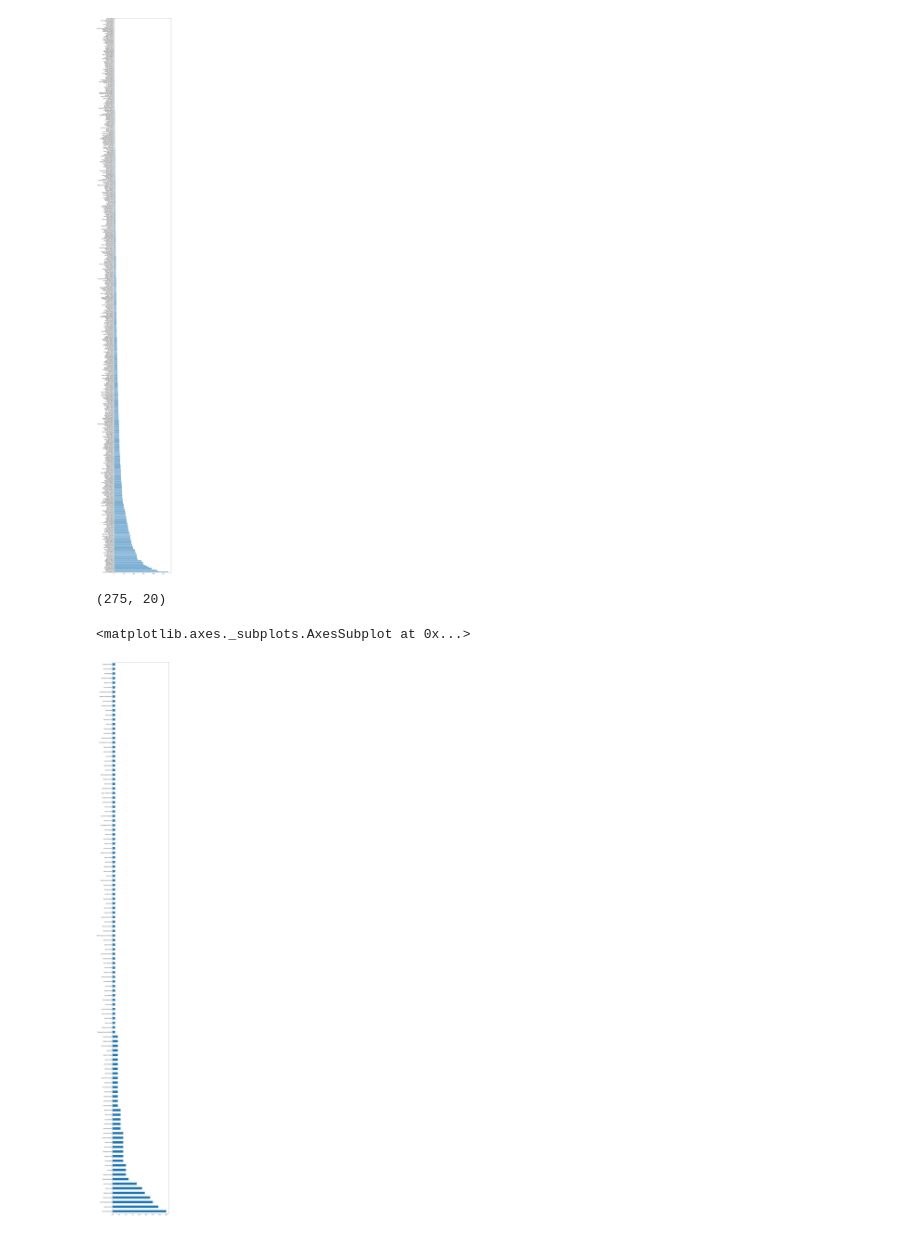
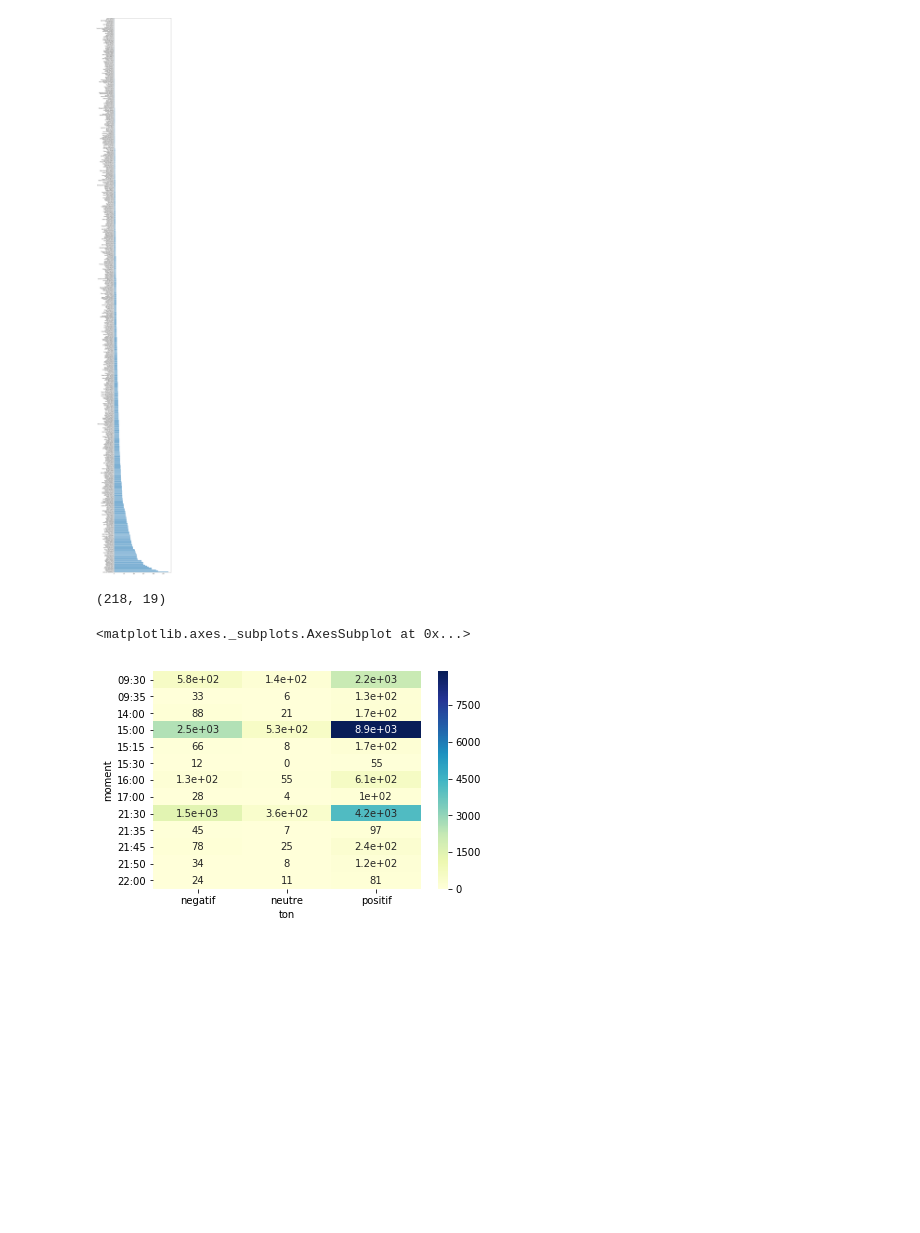
Before and after one commit to medialab/didascalies, a Jupyter notebook: notebooks/rankings.ipynb, the cells around one changed output. Drawn from its saved outputs; the diff is of its cells as text; code cells hidden in the pictures; blank space fills up the shorter version.

```diff
--- a/notebooks/rankings.ipynb
+++ b/notebooks/rankings.ipynb
@@ -1,6 +1,6 @@
 # %%
-import pandas
-df = pandas.read_table('~/Desktop/lfdll/data/didascalies.csv', ',')
+import pandas as pd
+df = pd.read_table('~/Desktop/lfdll/data/didascalies.csv', ',')
 # %%
 %matplotlib inline
 
@@ -67,8 +67,12 @@ top_reaction(df,"ton","positif","parlementaire").plot(kind='barh',figsize=(10,10
 <matplotlib.axes._subplots.AxesSubplot at 0x...>
 [figure]
 # %%
-top_reaction(df,"didascalie","rappel","parlementaire").plot(kind='barh',figsize=(10,100))
+#top_reaction(df,"didascalie","rappel","parlementaire").plot(kind='barh',figsize=(10,100))
-# %% [output]
-(275, 20)
-<matplotlib.axes._subplots.AxesSubplot at 0x...>
-[figure, removed]
+# %%
+import seaborn as sns
+
+sns.heatmap(reaction_heure(df,"ton",False),cmap="YlGnBu",annot=True)
+# %% [output]
+(218, 19)
+<matplotlib.axes._subplots.AxesSubplot at 0x...>
+[figure, added]
```
Also changed, not shown: parts of 12 cells of this notebook.
